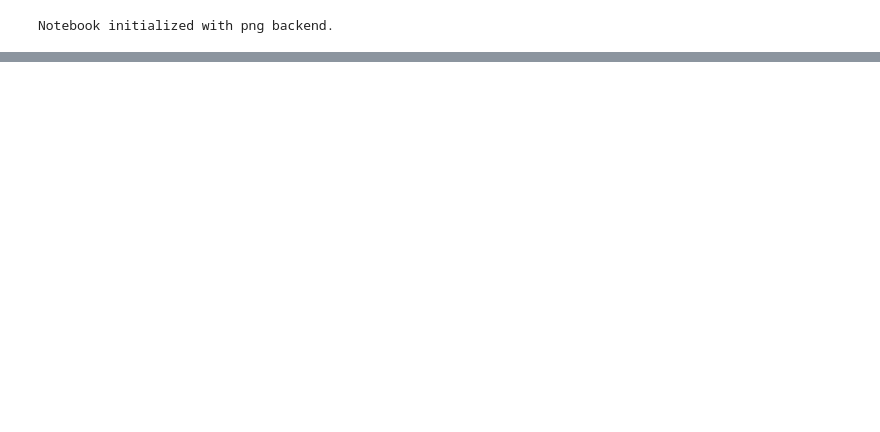
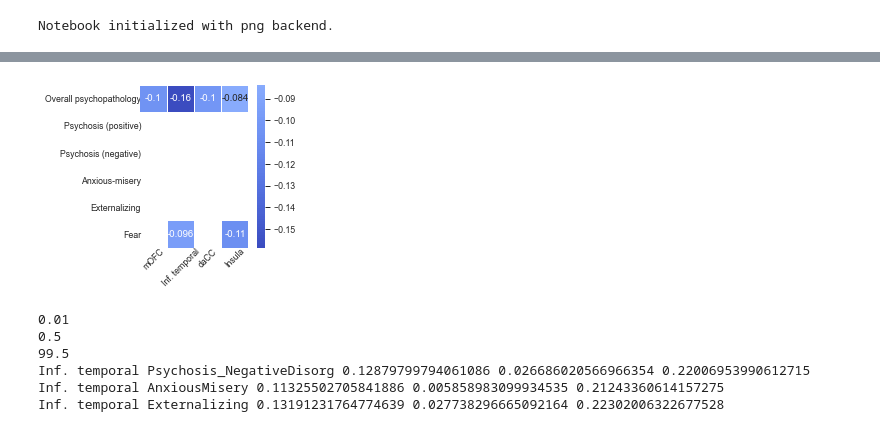
Before and after one commit to lindenmp/normative_neurodev_cs_t1, a Jupyter notebook: 1_code/6_results_correlations.ipynb, the cells around one changed output, grey strips where cells are left out. Saved outputs shown, nothing was run; the diff lists cells and outputs as text; code cells hidden in the pictures; blank space fills up the shorter version.

```diff
--- a/1_code/6_results_correlations.ipynb
+++ b/1_code/6_results_correlations.ipynb
@@ -320,0 +381,18 @@ elif parc_str == 'lausanne':
+# %%
+r_vals = pd.DataFrame(index = phenos, columns = mask_strs.keys())
+p_vals = pd.DataFrame(index = phenos, columns = mask_strs.keys())
+
+for pheno in phenos:
+    for roi in mask_strs.keys():
+        # create mask
+        mask = np.zeros(parcel_names.shape).astype(bool)
+        for mask_str in mask_strs[roi]:
+            mask[np.where(parcel_names == mask_str)[0]] = True
+
+        x = df_z.filter(regex = metric).loc[:,mask].mean(axis = 1) # get region average deviations
+        y = df.loc[:,pheno]
+        r_vals.loc[pheno,roi] = sp.stats.pearsonr(x,y)[0]
+        p_vals.loc[pheno,roi] = sp.stats.pearsonr(x,y)[1]
+p_vals = get_fdr_p_df(p_vals)
+
+r_vals.index = phenos_label
@@ -320,0 +419,15 @@ elif parc_str == 'lausanne':
+# %%
+sns.set(style='white', context = 'paper', font_scale = 1)
+f, ax = plt.subplots()
+f.set_figwidth(3)
+f.set_figheight(3)
+
+mask = np.zeros_like(r_vals)
+mask[p_vals>=.05] = True
+
+sns.heatmap(r_vals.astype(float), mask=mask, center=0, cmap='coolwarm', annot=True, linewidth=.1, square=True, ax=ax)
+ax.set_xticklabels(ax.get_xticklabels(), rotation=45)
+ax.tick_params(pad = -6)
+f.savefig(outfile_prefix+'roi_correlations.png', dpi = 300, bbox_inches = 'tight')
+# %% [output]
+[figure, added]
@@ -320,0 +461,19 @@ elif parc_str == 'lausanne':
+# %%
+alpha = 0.05/r_bs.shape[2]
+# alpha = 0.05
+print(alpha)
+print(alpha/2*100)
+print(100-alpha/2*100)
+for j, roi in enumerate(mask_strs.keys()):
+    for k, pheno in enumerate(phenos[1:]):
+        lower = np.percentile(r_bs[:,j,k], alpha/2*100)
+        upper = np.percentile(r_bs[:,j,k], 100-alpha/2*100)
+        if lower > 0:
+            print(roi,pheno,np.mean(r_bs[:,j,k]),lower,upper)
+# %% [output]
+0.01
+0.5
+99.5
+Inf. temporal Psychosis_NegativeDisorg 0.12879799794061086 0.026686020566966354 0.22006953990612715
+Inf. temporal AnxiousMisery 0.11325502705841886 0.005858983099934535 0.21243360614157275
+Inf. temporal Externalizing 0.13191231764774639 0.027738296665092164 0.22302006322677528
```
Also changed, not shown: parts of 43 cells of this notebook, 1 other file.
